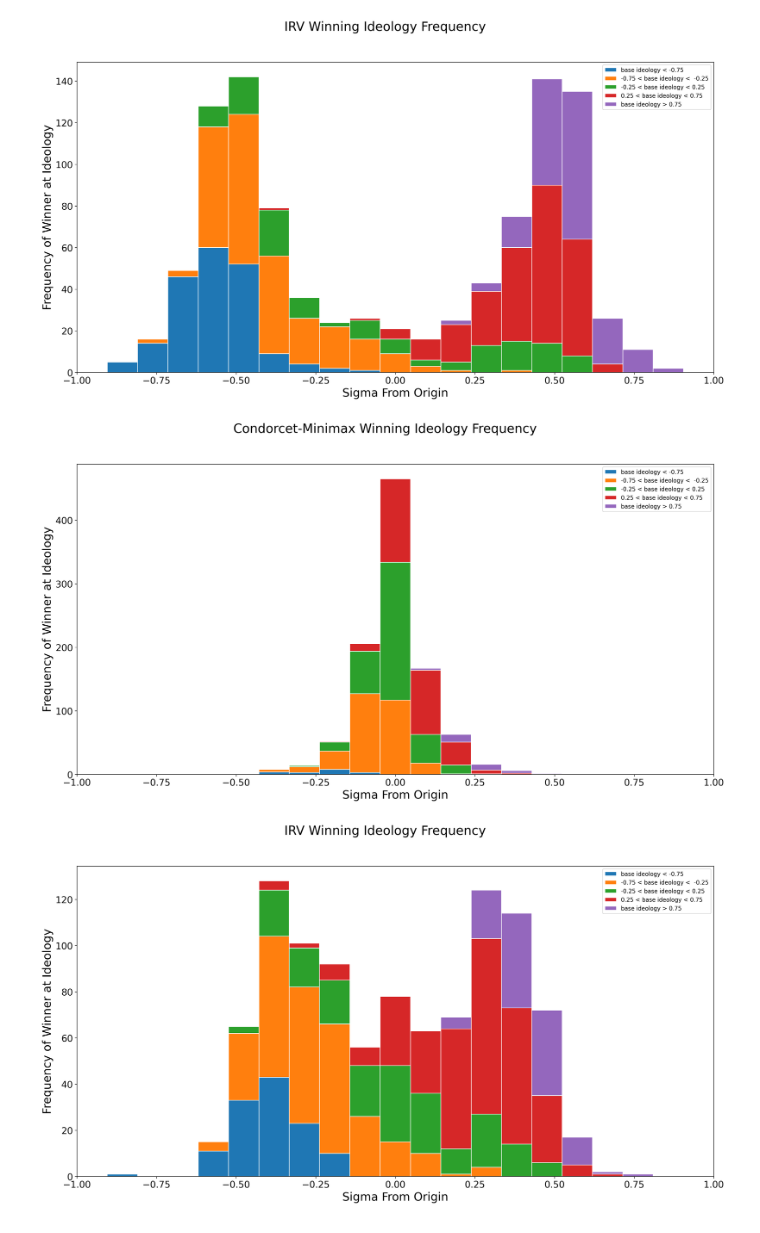
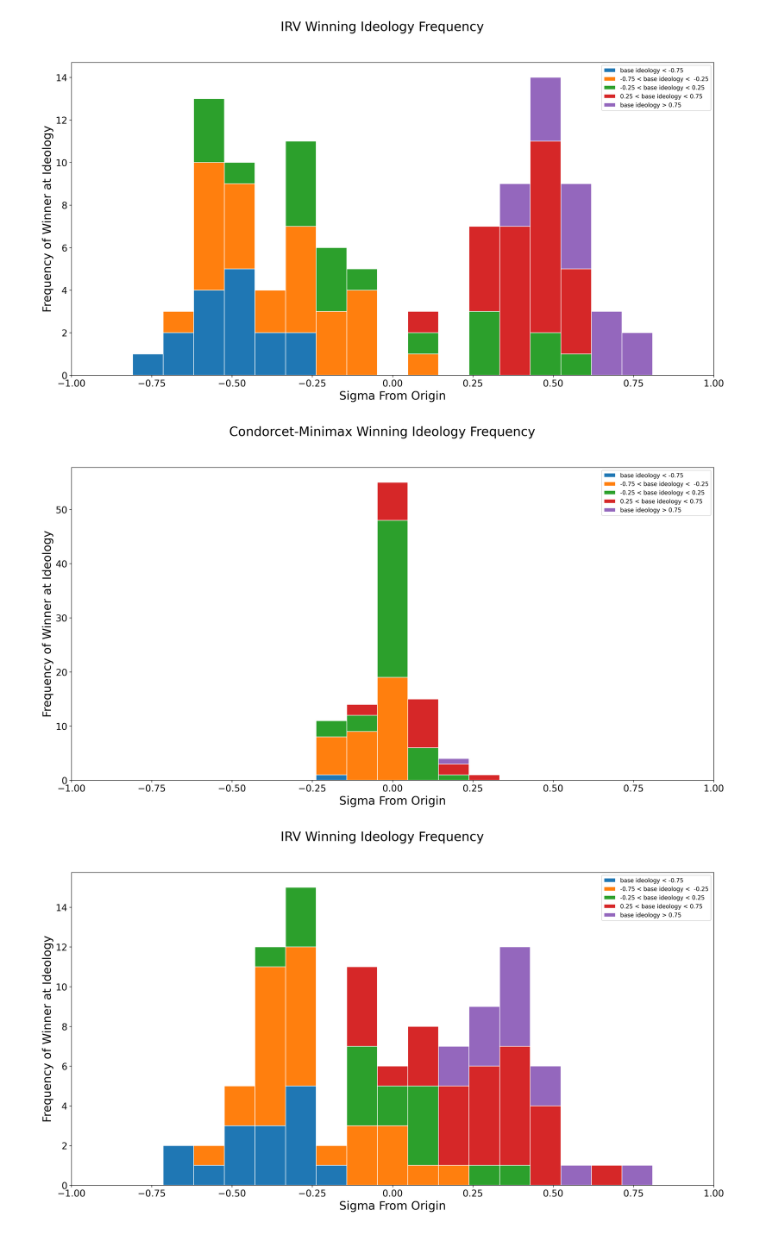
Before and after one commit to robbierobinette/bc-python, a Jupyter notebook: plot_strategic_candidates.ipynb, the cells around one changed output. Cells and saved outputs as stored; diff of their text form; code cells hidden in the pictures.

```diff
--- a/plot_strategic_candidates.ipynb
+++ b/plot_strategic_candidates.ipynb
@@ -116,34 +113,34 @@ def split_by_bin(data: List[float], split_data: List[float], ordered_bins: List[
     return results
 
 
 def plot_winners(i_config: ExperimentConfig, h_config: ExperimentConfig):
     bins = [-1000, -.75, -0.25, .25, .75]
     labels = ["base ideology < -0.75",
               "-0.75 < base ideology <  -0.25",
               "-0.25 < base ideology < 0.25",
               "0.25 < base ideology < 0.75",
               "base ideology > 0.75"]
 
     n_voters = 1000
-    n_races = 1000
+    n_races = 100
     results = compare_methods(BetterCandidateFactory(), i_config, h_config, n_voters, n_races)
 
     exp = Experiment(i_config)
 
     irv_winning_ideology = [cc.irv_sr.winner.ideology.vec[0] for cc in results]
     irv_winning_base_ideology = [cc.irv_sr.winner_base.ideology.vec[0] for cc in results]
     plot_data = split_by_bin(irv_winning_ideology, irv_winning_base_ideology, bins)
     exp.plot_results(plot_data, "IRV Winning Ideology Frequency", labels)
 
     h2h_winning_ideology = [cc.h2h_sr.winner.ideology.vec[0] for cc in results]
     h2h_winning_base_ideology = [cc.h2h_sr.winner_base.ideology.vec[0] for cc in results]
     plot_data = split_by_bin(h2h_winning_ideology, h2h_winning_base_ideology, bins)
     exp.plot_results(plot_data, "Condorcet-Minimax Winning Ideology Frequency", labels)
 
 
 plot_winners(irv_a_config, h2h_a_config)
 plot_winners(irv_b_config, h2h_b_config)
 # %% [output]
-[figure, old version]
+[figure, new version]
-[figure, old version]
+[figure, new version]
-[figure, old version]
+[figure, new version]
```
Also changed, not shown: parts of 2 cells of this notebook, 3 other files.
